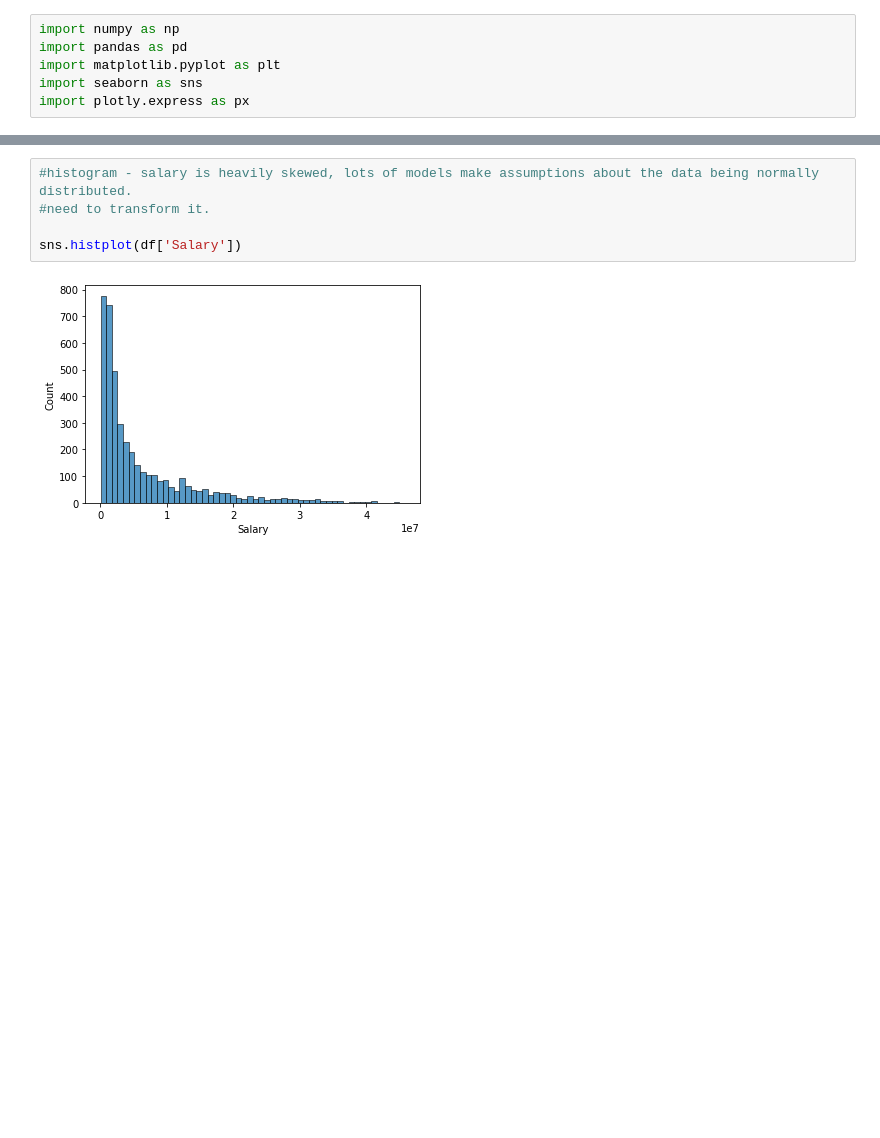
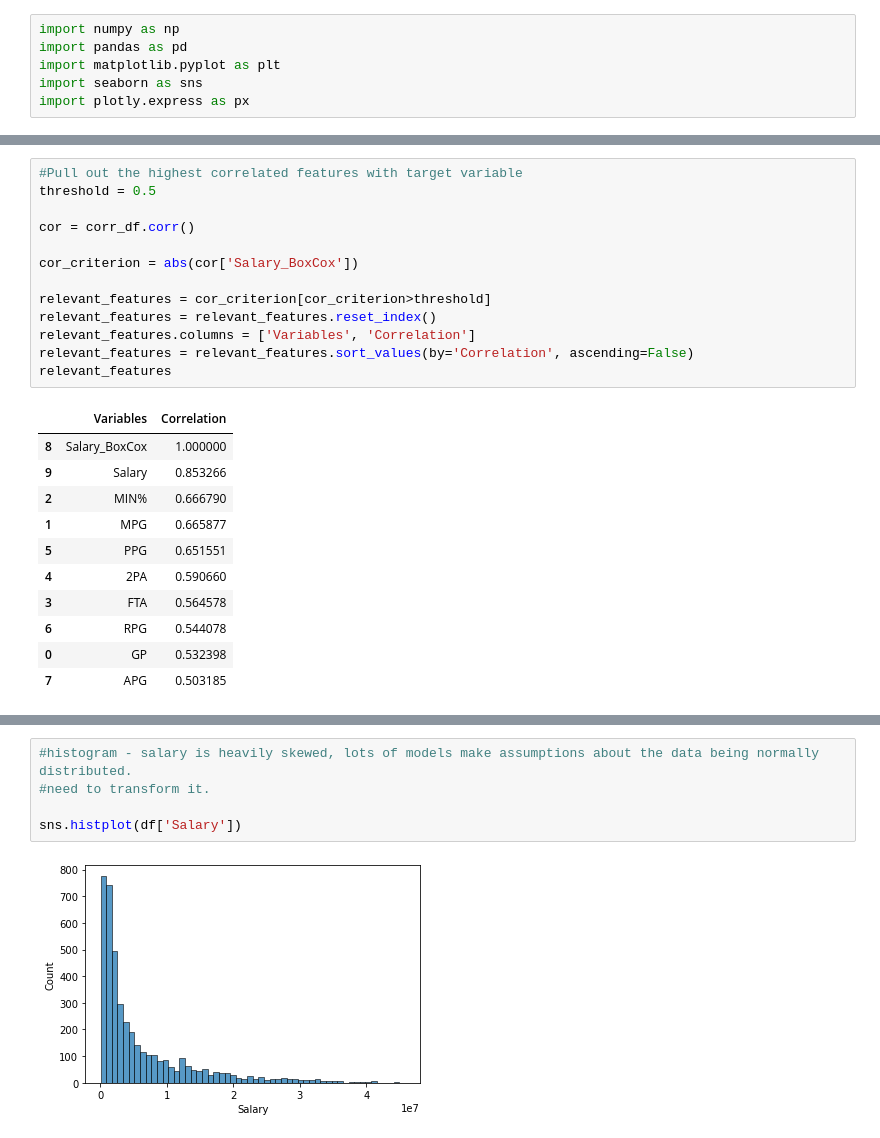
Before and after one commit to davekacz/NBA_Salary_Prediction, a Jupyter notebook: data_explore.ipynb, the cells around one changed output, grey strips where cells are left out. Saved outputs shown, nothing was run; the diff lists cells and outputs as text; blank space fills up the shorter version.

```diff
--- a/data_explore.ipynb
+++ b/data_explore.ipynb
@@ -22,0 +67,25 @@ plt.show()
+# %%
+#Pull out the highest correlated features with target variable
+threshold = 0.5
+
+cor = corr_df.corr()
+
+cor_criterion = abs(cor['Salary_BoxCox'])
+
+relevant_features = cor_criterion[cor_criterion>threshold]
+relevant_features = relevant_features.reset_index()
+relevant_features.columns = ['Variables', 'Correlation']
+relevant_features = relevant_features.sort_values(by='Correlation', ascending=False)
+relevant_features
+# %% [output]
+|  | Variables | Correlation |
+| 8 | Salary_BoxCox | 1.000000 |
+| 9 | Salary | 0.853266 |
+| 2 | MIN% | 0.666790 |
+| 1 | MPG | 0.665877 |
+| 5 | PPG | 0.651551 |
+| 4 | 2PA | 0.590660 |
+| 3 | FTA | 0.564578 |
+| 6 | RPG | 0.544078 |
+| 0 | GP | 0.532398 |
+| 7 | APG | 0.503185 |
```
Also changed, not shown: parts of 12 cells of this notebook, 2 other files.
